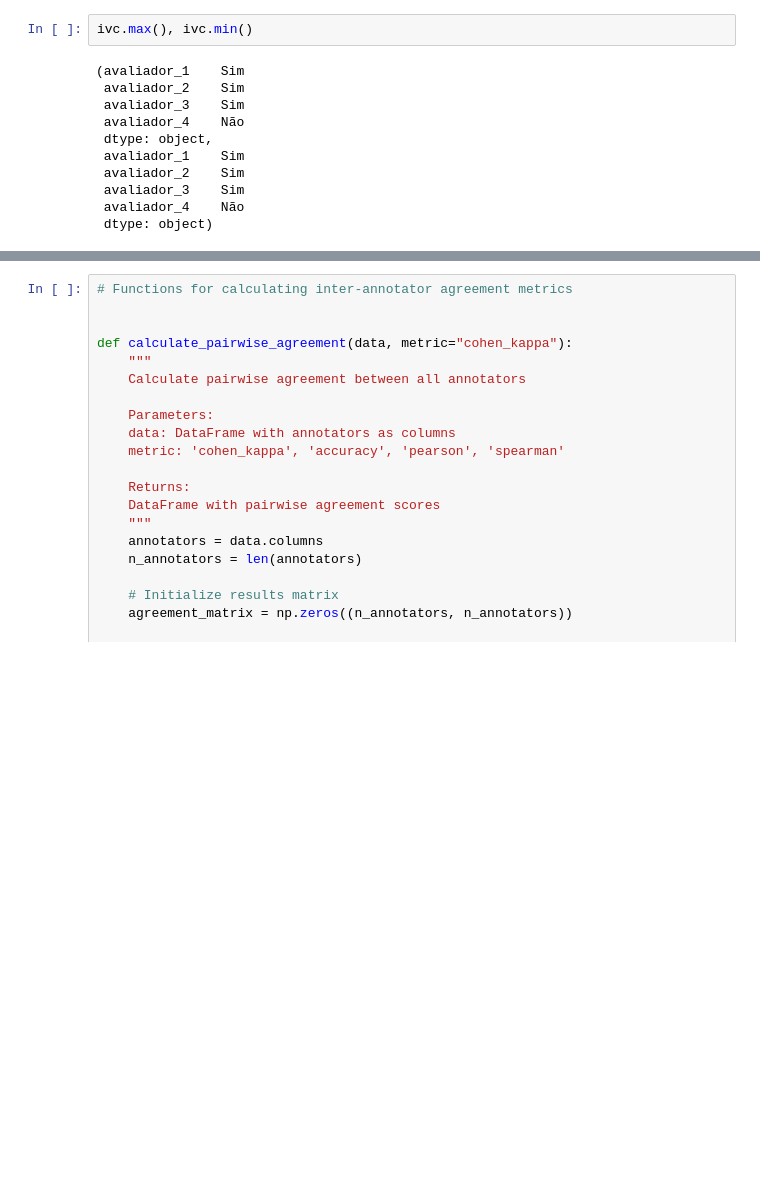
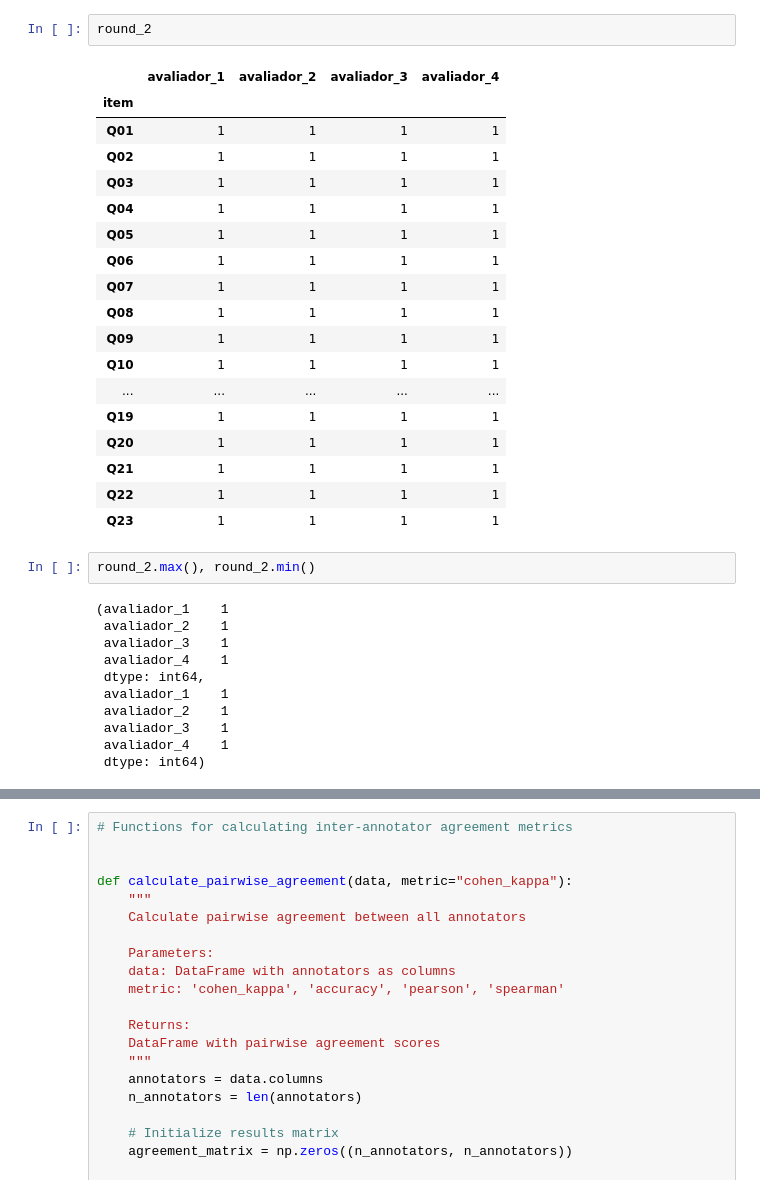
Before and after one commit to eliasjacob/survey_garden, a Jupyter notebook: 03-inter_annotator_agreement.ipynb, the cells around one changed output, grey strips where cells are left out. Drawn from its saved outputs; the diff is of its cells as text; blank space fills up the shorter version.

```diff
--- a/03-inter_annotator_agreement.ipynb
+++ b/03-inter_annotator_agreement.ipynb
@@ -153,15 +182,36 @@ dtype: int64
+# %%
+round_2
+# %% [output]
+|  | avaliador_1 | avaliador_2 | avaliador_3 | avaliador_4 |
+| item |  |  |  |  |
+| Q01 | 1 | 1 | 1 | 1 |
+| Q02 | 1 | 1 | 1 | 1 |
+| Q03 | 1 | 1 | 1 | 1 |
+| Q04 | 1 | 1 | 1 | 1 |
+| Q05 | 1 | 1 | 1 | 1 |
+| Q06 | 1 | 1 | 1 | 1 |
+| Q07 | 1 | 1 | 1 | 1 |
+| Q08 | 1 | 1 | 1 | 1 |
+| Q09 | 1 | 1 | 1 | 1 |
+| Q10 | 1 | 1 | 1 | 1 |
+| ... | ... | ... | ... | ... |
+| Q19 | 1 | 1 | 1 | 1 |
+| Q20 | 1 | 1 | 1 | 1 |
+| Q21 | 1 | 1 | 1 | 1 |
+| Q22 | 1 | 1 | 1 | 1 |
+| Q23 | 1 | 1 | 1 | 1 |
 # %%
-ivc.max(), ivc.min()
+round_2.max(), round_2.min()
 # %% [output]
-(avaliador_1    Sim
- avaliador_2    Sim
- avaliador_3    Sim
- avaliador_4    Não
- dtype: object,
- avaliador_1    Sim
- avaliador_2    Sim
- avaliador_3    Sim
- avaliador_4    Não
- dtype: object)
+(avaliador_1    1
+ avaliador_2    1
+ avaliador_3    1
+ avaliador_4    1
+ dtype: int64,
+ avaliador_1    1
+ avaliador_2    1
+ avaliador_3    1
+ avaliador_4    1
+ dtype: int64)
 # %%
 # Examining the data structure
```
Also changed, not shown: parts of 33 cells of this notebook, 21 other files.
